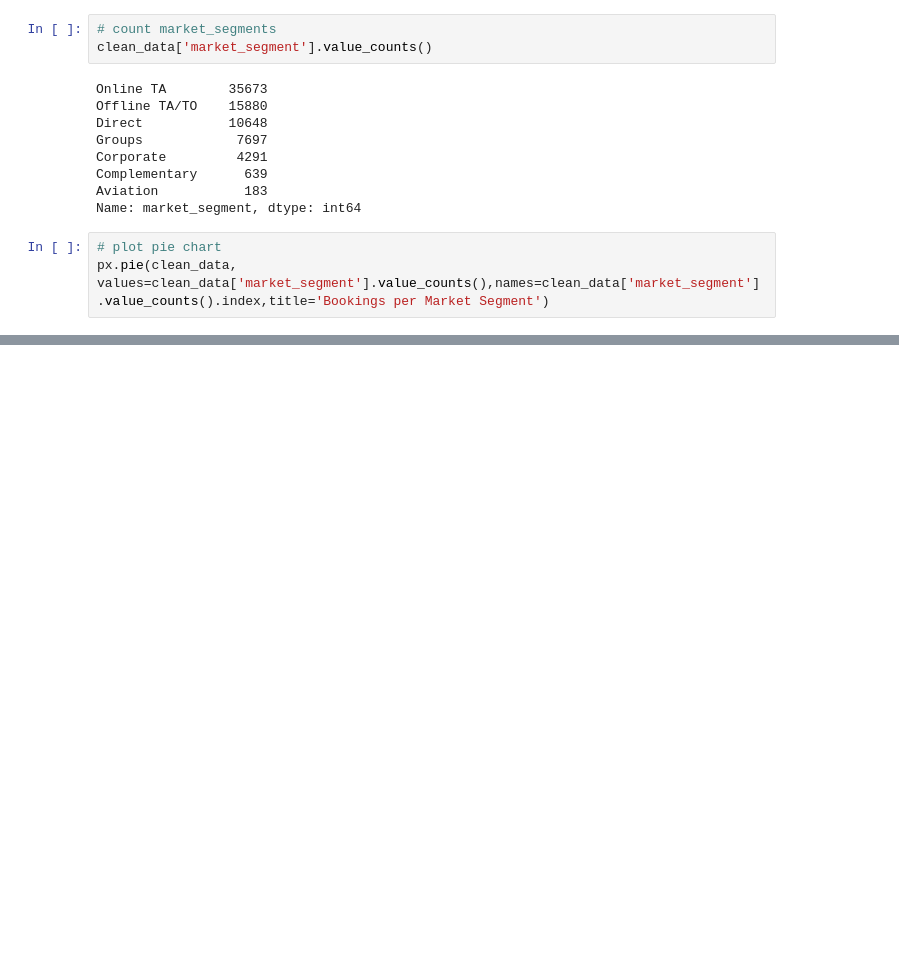
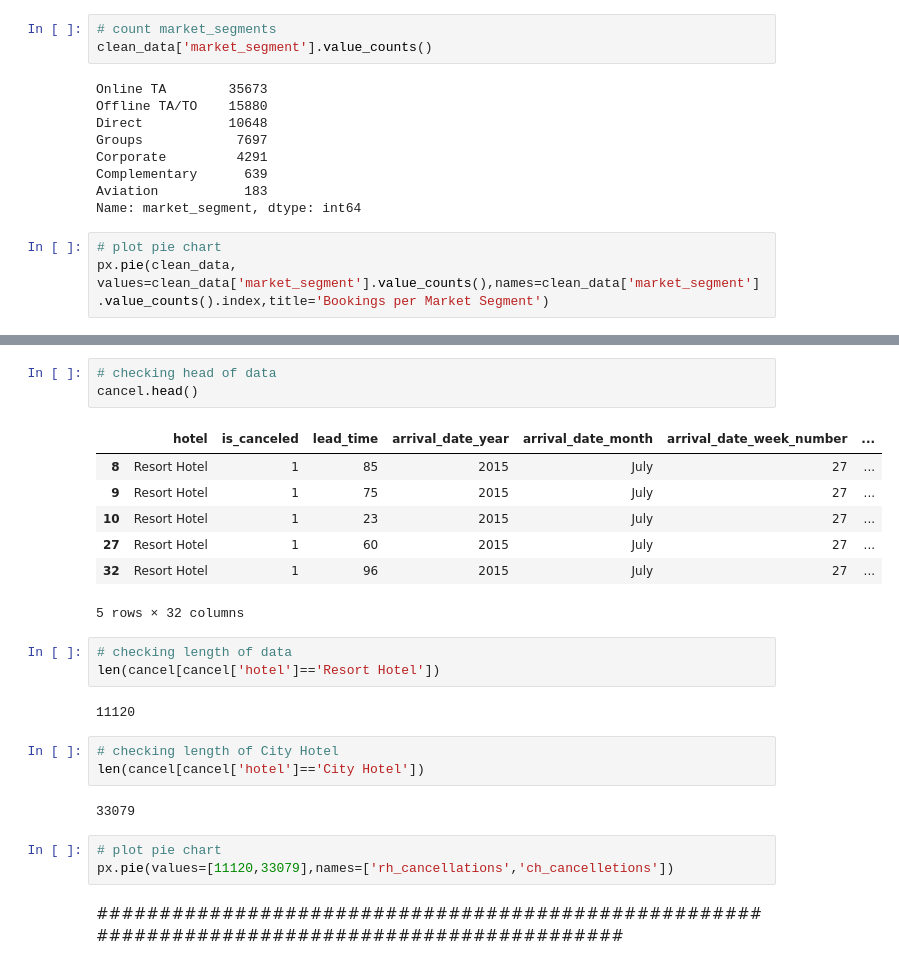
Before and after one commit to Sumetjutha/031_Real_Project_Analysis_Python, a Jupyter notebook: 002_Hotel_Booking_Data_Analysis.ipynb, the cells around one changed output, grey strips where cells are left out. Drawn from its saved outputs; the diff is of its cells as text; blank space fills up the shorter version.

```diff
--- a/002_Hotel_Booking_Data_Analysis.ipynb
+++ b/002_Hotel_Booking_Data_Analysis.ipynb
@@ -915,0 +948,26 @@ px.pie(clean_data, values=clean_data['market_segment'].value_counts(),names=clea
+# %%
+# checking head of data
+cancel.head()
+# %% [output]
+|  | hotel | is_canceled | lead_time | arrival_date_year | arrival_date_month | arrival_date_week_number | ... |
+| 8 | Resort Hotel | 1 | 85 | 2015 | July | 27 | ... |
+| 9 | Resort Hotel | 1 | 75 | 2015 | July | 27 | ... |
+| 10 | Resort Hotel | 1 | 23 | 2015 | July | 27 | ... |
+| 27 | Resort Hotel | 1 | 60 | 2015 | July | 27 | ... |
+| 32 | Resort Hotel | 1 | 96 | 2015 | July | 27 | ... |
+5 rows × 32 columns
+# %%
+# checking length of data
+len(cancel[cancel['hotel']=='Resort Hotel'])
+# %% [output]
+11120
+# %%
+# checking length of City Hotel
+len(cancel[cancel['hotel']=='City Hotel'])
+# %% [output]
+33079
+# %%
+# plot pie chart
+px.pie(values=[11120,33079],names=['rh_cancellations','ch_cancelletions'])
+# %% [markdown]
+###############################################################################################
```
Also changed, not shown: parts of 5 cells of this notebook, 1 other file.
